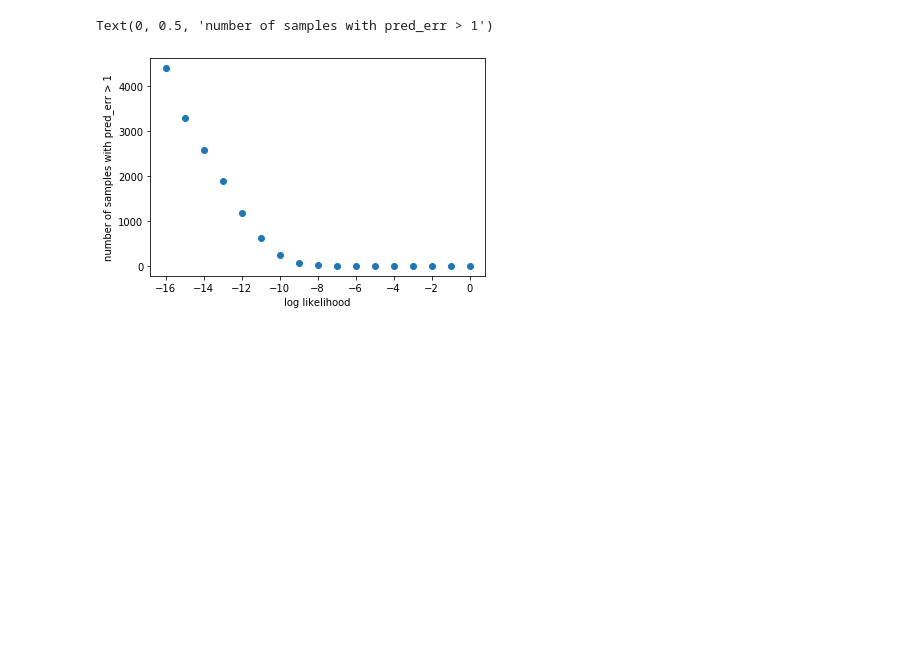
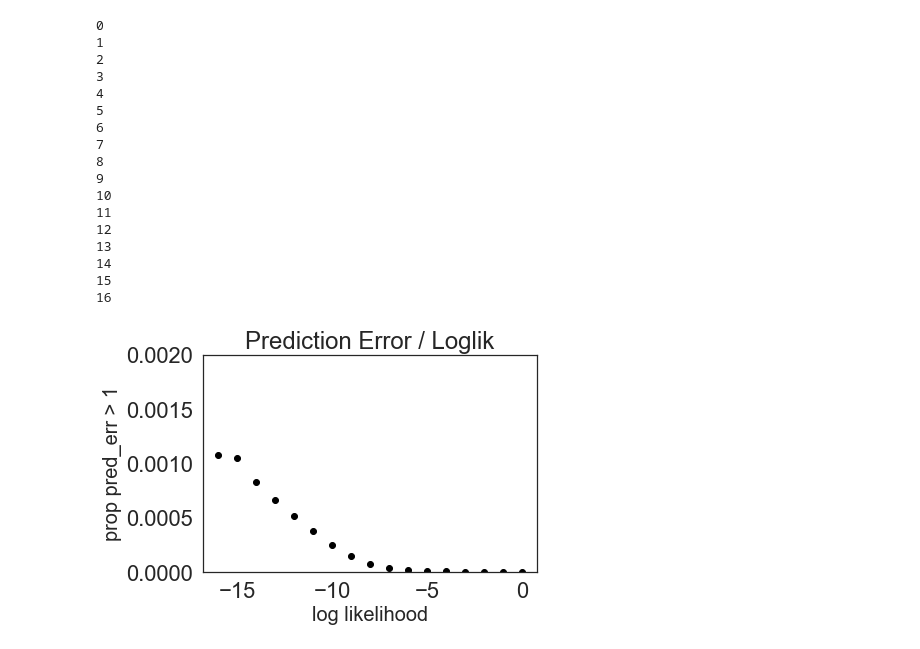
Before and after one commit to AlexanderFengler/nn_likelihoods, a Jupyter notebook: analysis_nn_performance.ipynb, the cells around one changed output. Drawn from its saved outputs; the diff is of its cells as text; code cells hidden in the pictures; blank space fills up the shorter version.

```diff
--- a/analysis_nn_performance.ipynb
+++ b/analysis_nn_performance.ipynb
@@ -61,9 +247,8 @@ with open(network_path + 'activations.pickle', 'rb') as tmp_file:
 # %%
 # Load training data
-import os
-#training_file_folder = '/media/data_cifs/afengler/data/kde/ddm/train_test_data_20000/'
+training_file_folder = '/users/afengler/OneDrive/project_nn_likelihoods/data/kde/' + model + '/training_data_binned_0_nbins_0_n_20000/'
 training_files = os.listdir(training_file_folder)
 train_dat = pickle.load(open(training_file_folder + training_files[0], 'rb'))
 # %%
 # Preprocess
-train_dat.loc[train_dat['log_l'] < np.log(1e-7), 'log_l'] = np.log(1e-7)
+train_dat[:, -1] = np.maximum(train_dat[:, -1], np.log(1e-7))
@@ -73,4 +254,0 @@ out = ktnp.predict(train_dat.iloc[:, :-1], weights, biases, activations, len(act
-# %%
-# Store
-train_dat['prediction'] = np.maximum(out, np.log(1e-7))
-abs_prediction_error = np.abs(train_dat['prediction'] - train_dat['log_l'])
@@ -121,0 +255,8 @@ plt.hist(prediction_error, bins = np.arange(-1, 1, 0.01))
+# %%
+# Predict Likelihoods
+keras_model = keras.models.load_model(network_path + 'model_final.h5')
+prediction = keras_model.predict(train_dat[:, :-1],
+                                 batch_size = 100)
+prediction = prediction[:, 0]
+prediction = np.maximum(prediction, np.log(1e-7))
+prediction_error = (prediction - train_dat[:, -1])
@@ -122,12 +275,33 @@ plt.hist(prediction_error, bins = np.arange(-1, 1, 0.01))
 # %%
 # Graph showing number of cases where prediction error is larger than 1, with loglikelihood of prediction on the x axis
 cnts = []
 for i in range(17):
-    cnts.append(np.sum(np.asarray(prediction_error > 1) * np.asarray(train_dat['prediction'] > -i)))
+    cnts.append(np.sum(np.asarray(prediction_error > 1) * np.asarray(prediction > -i)) /  train_dat.shape[0])
+    print(i)
 
-plt.scatter(-np.arange(0, 17, 1), cnts)
-plt.xlabel('log likelihood')
-plt.ylabel('number of samples with pred_err > 1')
+plt.scatter(-np.arange(0, 17, 1), cnts, color = 'black')
+plt.xlabel('log likelihood', size = 20)
+plt.ylabel('prop pred_err > 1', size = 20)
+plt.title('Prediction Error / Loglik', size = 24)
+plt.ylim((0, 0.002))
+plt.savefig('/Users/afengler/OneDrive/git_repos/nn_likelihoods/figures/mlp_performance/prediction_error_vs_likelihood_' + model + '.png', dpi = 150)
+plt.show()
 # %% [output]
-Text(0, 0.5, 'number of samples with pred_err > 1')
+0
+1
+2
+3
+4
+5
+6
+7
+8
+9
+10
+11
+12
+13
+14
+15
+16
-[figure, old version]
+[figure, new version]
```
Also changed, not shown: parts of 9 cells of this notebook, 30 other files.
